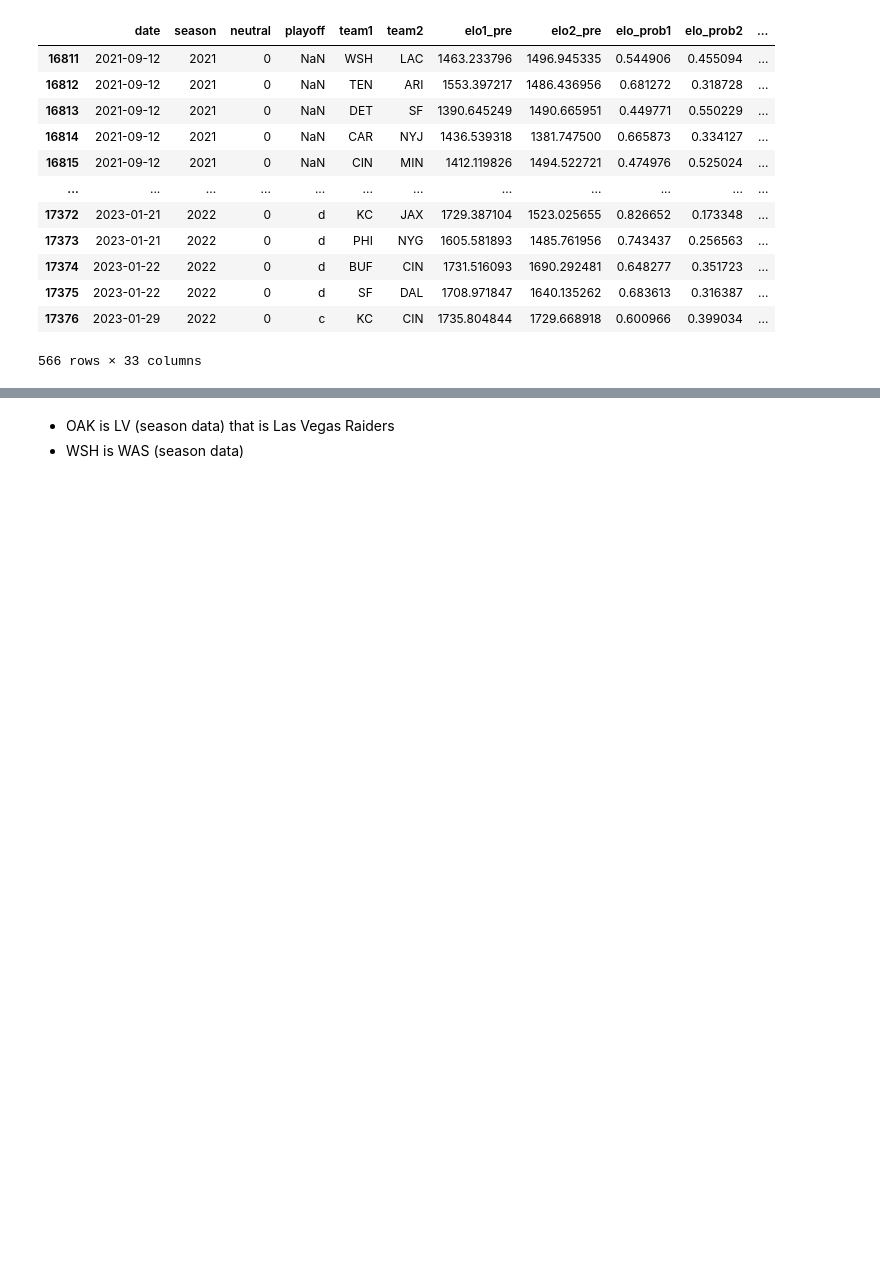
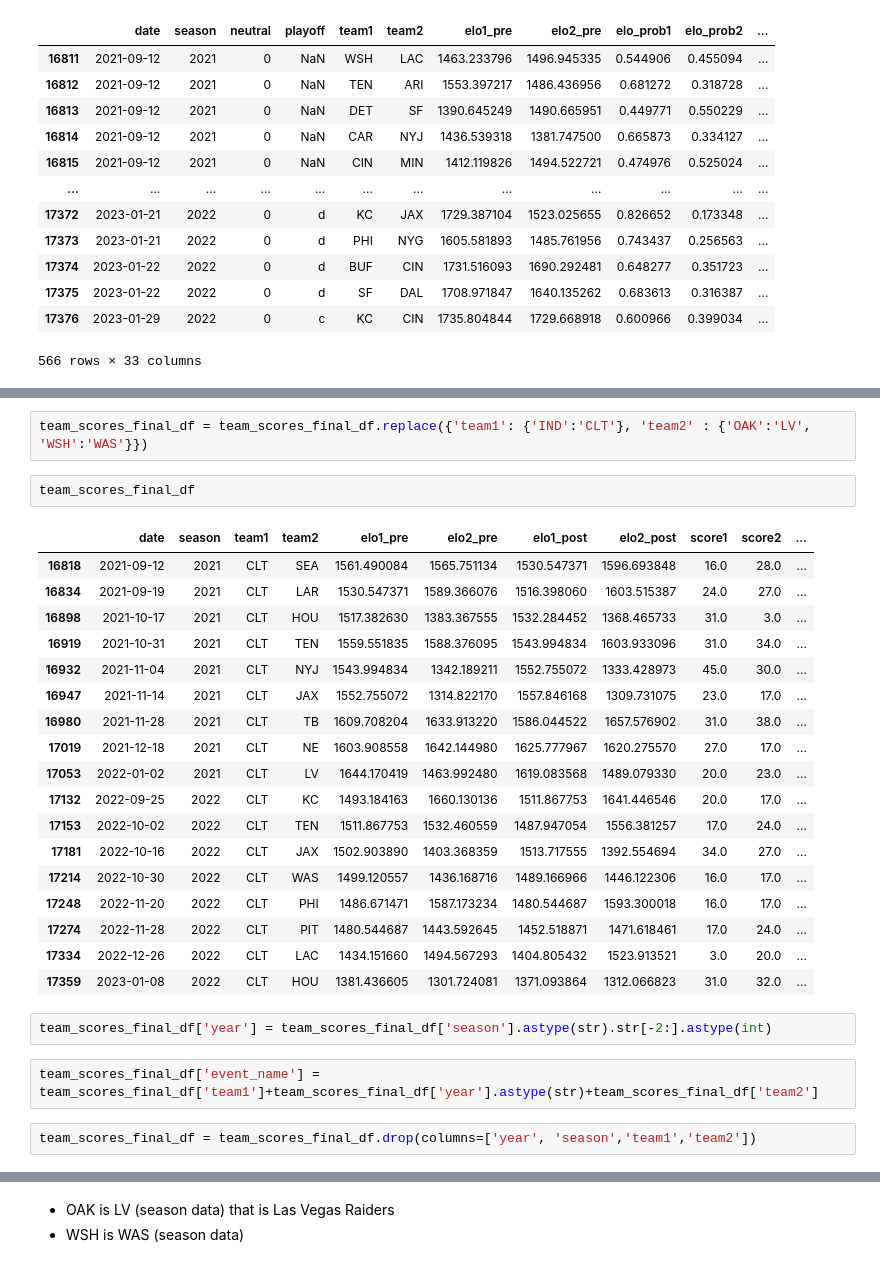
Before and after one commit to pondyasha/NFL_Attendence_Prediction, a Jupyter notebook: colts_analysis.ipynb, the cells around one changed output, grey strips where cells are left out. Drawn from its saved outputs; the diff is of its cells as text; blank space fills up the shorter version.

```diff
--- a/colts_analysis.ipynb
+++ b/colts_analysis.ipynb
@@ -222,0 +248,29 @@ team_scores_final_df
+# %%
+team_scores_final_df = team_scores_final_df.replace({'team1': {'IND':'CLT'}, 'team2' : {'OAK':'LV', 'WSH':'WAS'}})
+# %%
+team_scores_final_df
+# %% [output]
+|  | date | season | team1 | team2 | elo1_pre | elo2_pre | elo1_post | elo2_post | score1 | score2 | ... |
+| 16818 | 2021-09-12 | 2021 | CLT | SEA | 1561.490084 | 1565.751134 | 1530.547371 | 1596.693848 | 16.0 | 28.0 | ... |
+| 16834 | 2021-09-19 | 2021 | CLT | LAR | 1530.547371 | 1589.366076 | 1516.398060 | 1603.515387 | 24.0 | 27.0 | ... |
+| 16898 | 2021-10-17 | 2021 | CLT | HOU | 1517.382630 | 1383.367555 | 1532.284452 | 1368.465733 | 31.0 | 3.0 | ... |
+| 16919 | 2021-10-31 | 2021 | CLT | TEN | 1559.551835 | 1588.376095 | 1543.994834 | 1603.933096 | 31.0 | 34.0 | ... |
+| 16932 | 2021-11-04 | 2021 | CLT | NYJ | 1543.994834 | 1342.189211 | 1552.755072 | 1333.428973 | 45.0 | 30.0 | ... |
+| 16947 | 2021-11-14 | 2021 | CLT | JAX | 1552.755072 | 1314.822170 | 1557.846168 | 1309.731075 | 23.0 | 17.0 | ... |
+| 16980 | 2021-11-28 | 2021 | CLT | TB | 1609.708204 | 1633.913220 | 1586.044522 | 1657.576902 | 31.0 | 38.0 | ... |
+| 17019 | 2021-12-18 | 2021 | CLT | NE | 1603.908558 | 1642.144980 | 1625.777967 | 1620.275570 | 27.0 | 17.0 | ... |
+| 17053 | 2022-01-02 | 2021 | CLT | LV | 1644.170419 | 1463.992480 | 1619.083568 | 1489.079330 | 20.0 | 23.0 | ... |
+| 17132 | 2022-09-25 | 2022 | CLT | KC | 1493.184163 | 1660.130136 | 1511.867753 | 1641.446546 | 20.0 | 17.0 | ... |
+| 17153 | 2022-10-02 | 2022 | CLT | TEN | 1511.867753 | 1532.460559 | 1487.947054 | 1556.381257 | 17.0 | 24.0 | ... |
+| 17181 | 2022-10-16 | 2022 | CLT | JAX | 1502.903890 | 1403.368359 | 1513.717555 | 1392.554694 | 34.0 | 27.0 | ... |
+| 17214 | 2022-10-30 | 2022 | CLT | WAS | 1499.120557 | 1436.168716 | 1489.166966 | 1446.122306 | 16.0 | 17.0 | ... |
+| 17248 | 2022-11-20 | 2022 | CLT | PHI | 1486.671471 | 1587.173234 | 1480.544687 | 1593.300018 | 16.0 | 17.0 | ... |
+| 17274 | 2022-11-28 | 2022 | CLT | PIT | 1480.544687 | 1443.592645 | 1452.518871 | 1471.618461 | 17.0 | 24.0 | ... |
+| 17334 | 2022-12-26 | 2022 | CLT | LAC | 1434.151660 | 1494.567293 | 1404.805432 | 1523.913521 | 3.0 | 20.0 | ... |
+| 17359 | 2023-01-08 | 2022 | CLT | HOU | 1381.436605 | 1301.724081 | 1371.093864 | 1312.066823 | 31.0 | 32.0 | ... |
+# %%
+team_scores_final_df['year'] = team_scores_final_df['season'].astype(str).str[-2:].astype(int)
+# %%
+team_scores_final_df['event_name'] = team_scores_final_df['team1']+team_scores_final_df['year'].astype(str)+team_scores_final_df['team2']
+# %%
+team_scores_final_df = team_scores_final_df.drop(columns=['year', 'season','team1','team2'])
```
Also changed, not shown: parts of 8 cells of this notebook.
